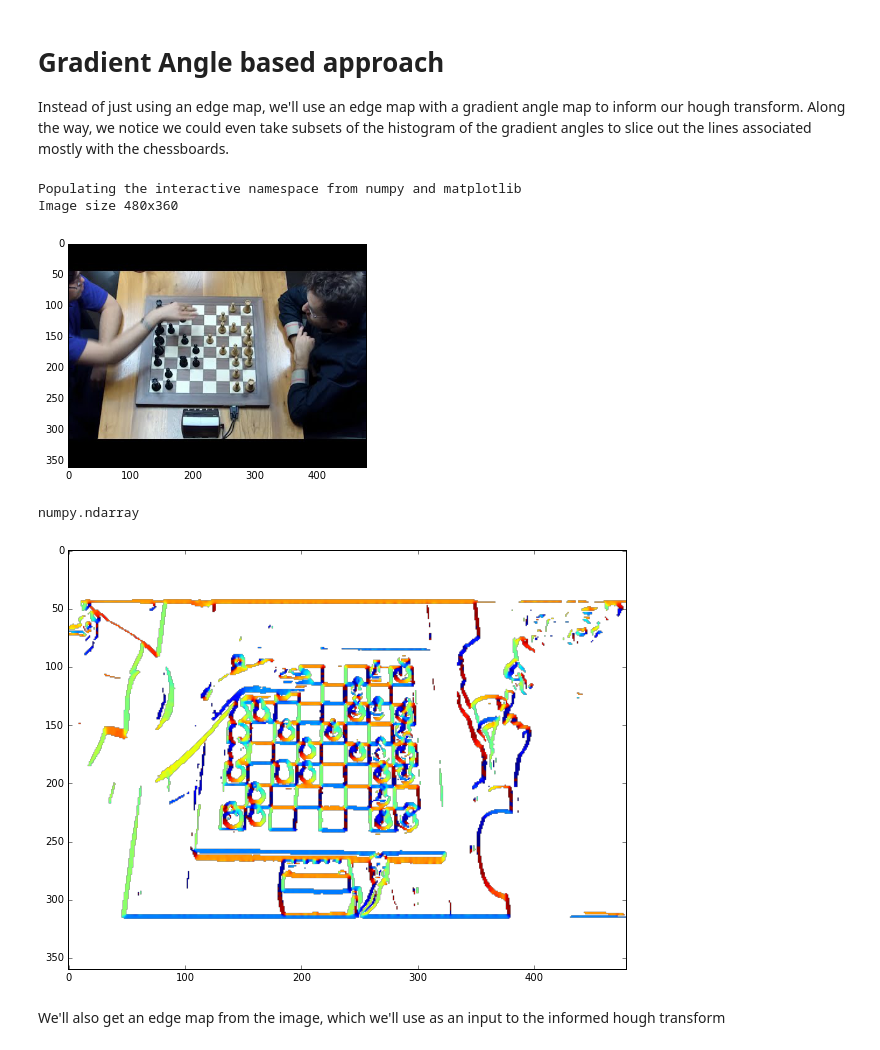
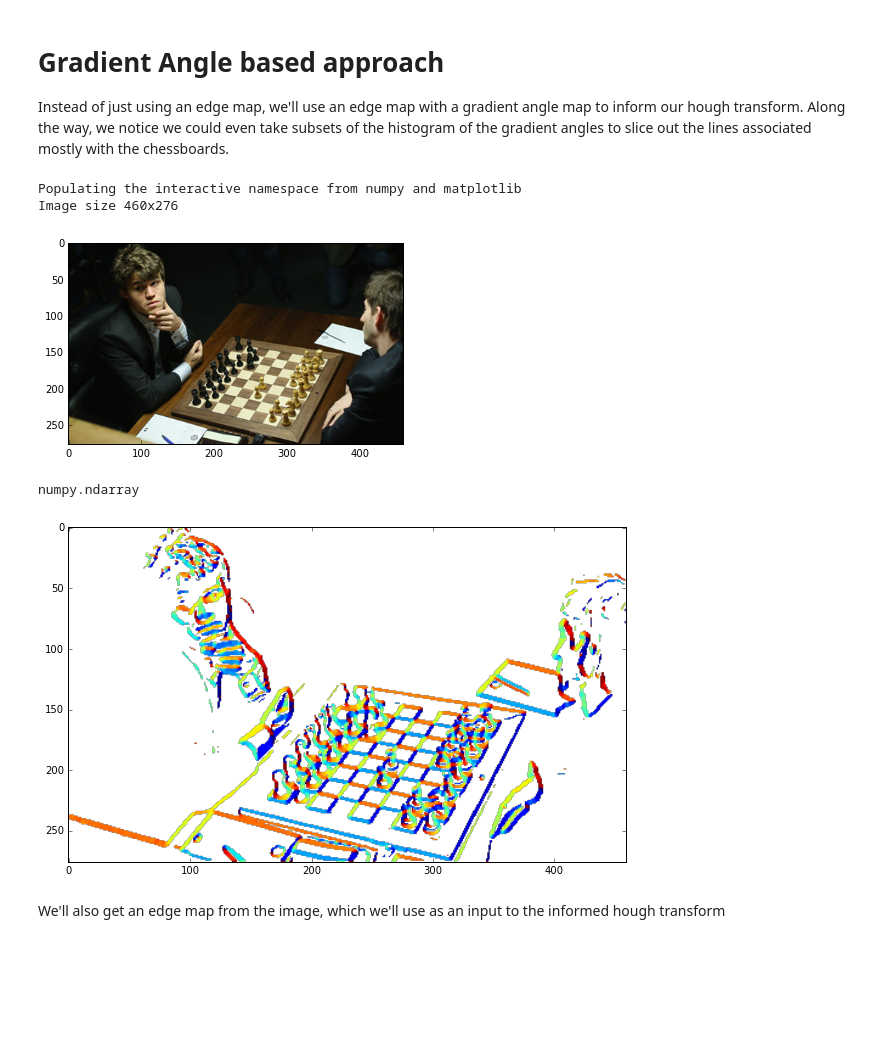
Before and after one commit to Elucidation/ChessboardDetect, a Jupyter notebook: GradientAngleBasedChessboardDetection.ipynb, the cells around one changed output. Drawn from its saved outputs; the diff is of its cells as text; code cells hidden in the pictures; blank space fills up the shorter version.

```diff
--- a/GradientAngleBasedChessboardDetection.ipynb
+++ b/GradientAngleBasedChessboardDetection.ipynb
@@ -6,33 +6,33 @@ Along the way, we notice we could even take subsets of the histogram of the grad
 # %%
 %pylab inline
 from IPython.display import Image, display
 import PIL.Image
 import matplotlib.image as mpimg
 import scipy.ndimage
 import cv2 # For Sobel etc
 np.set_printoptions(suppress=True) # Better printing of arrays
 plt.rcParams['image.cmap'] = 'jet' # Default colormap is jet
 
-filename = "8.jpg"
+filename = "7.jpg"
 # img_orig = mpimg.imread(filename)
 img_orig = PIL.Image.open(filename)
 img_width, img_height = img_orig.size
 print("Image size %dx%d" % (img_width, img_height))
 
 aspect_ratio = min(1000/img_width, 800/img_height)
 if aspect_ratio < 1.0:
     new_width, new_height = ((np.array(img_orig.size) * aspect_ratio)).astype(int)
     print(" Resizing to %dx%d" % (new_width, new_height))
     img_orig = img_orig.resize((new_width,new_height))
 
 
 img = np.array(img_orig.convert('L')) # grayscale uint8 numpy array
 
 plt.imshow(img_orig);
 # %% [output]
 Populating the interactive namespace from numpy and matplotlib
-Image size 480x360
+Image size 460x276
-[figure, old version]
+[figure, new version]
 # %%
 type(img)
 # %% [output]
@@ -52,7 +52,7 @@ grad_phase_masked[grad_mag < gradient_mask_threshold] = np.nan
 fig = plt.figure(figsize=(10,10))
 plt.imshow(grad_phase_masked);
 # %% [output]
-[figure, old version]
+[figure, new version]
 # %% [markdown]
 We'll also get an edge map from the image, which we'll use as an input to the informed hough transform
 # %%
```
Also changed, not shown: parts of 8 cells of this notebook.
